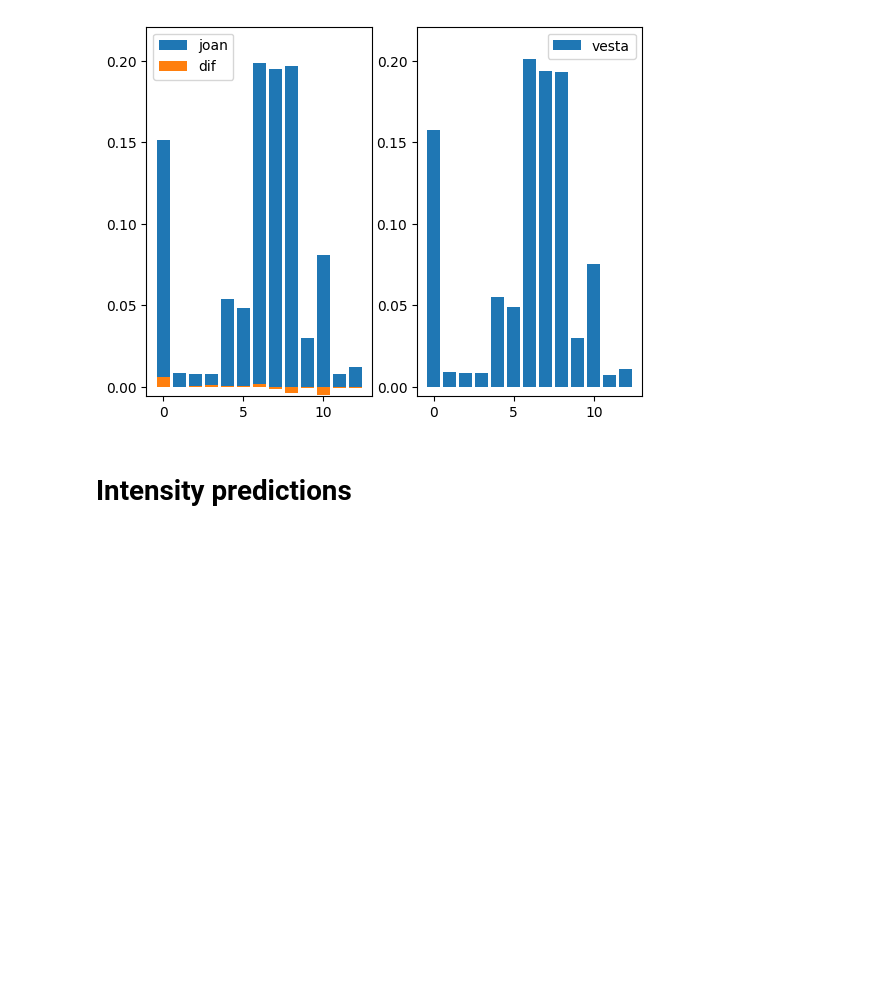
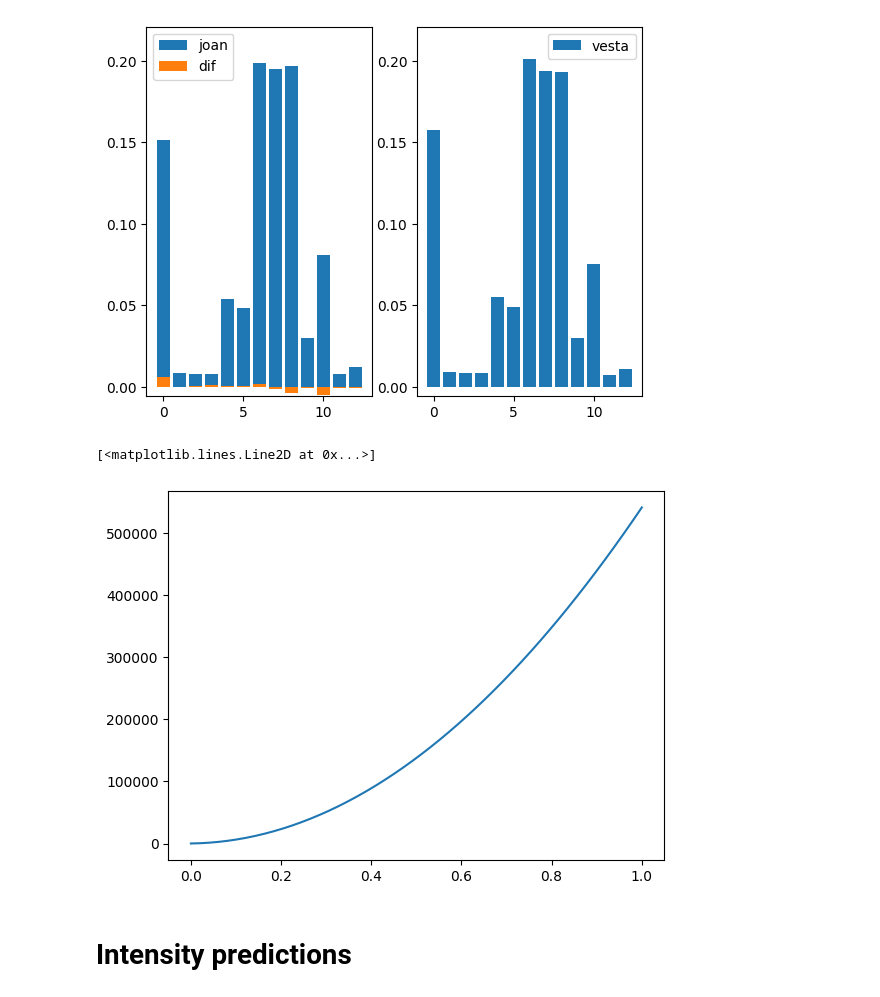
Before and after one commit to beepmo/intense_XRD, a Jupyter notebook: hkl_intensity_calculator3.ipynb, the cells around one changed output. Saved outputs shown, nothing was run; the diff lists cells and outputs as text; code cells hidden in the pictures; blank space fills up the shorter version.

```diff
--- a/hkl_intensity_calculator3.ipynb
+++ b/hkl_intensity_calculator3.ipynb
@@ -491,6 +486,13 @@ Difference: [ 0.00608542  0.00028305  0.0005589   0.00097977  0.00089455  0.0009
   0.00215526 -0.00118053 -0.00361074 -0.00051726 -0.00514417 -0.00054883
  -0.00087578]
 [figure]
+# %%
+x = np.linspace(1/3,2/3)
+i001 = I('001', LTO_abc, x,M_double_perov, L2p3TO_S)
+plt.plot(sigma(x),i001)
+# %% [output]
+[<matplotlib.lines.Line2D at 0x...>]
+[figure, added]
 # %% [markdown]
 # Intensity predictions
 # %% [markdown]
```
Also changed, not shown: parts of 1 cell of this notebook, 2 other files.
